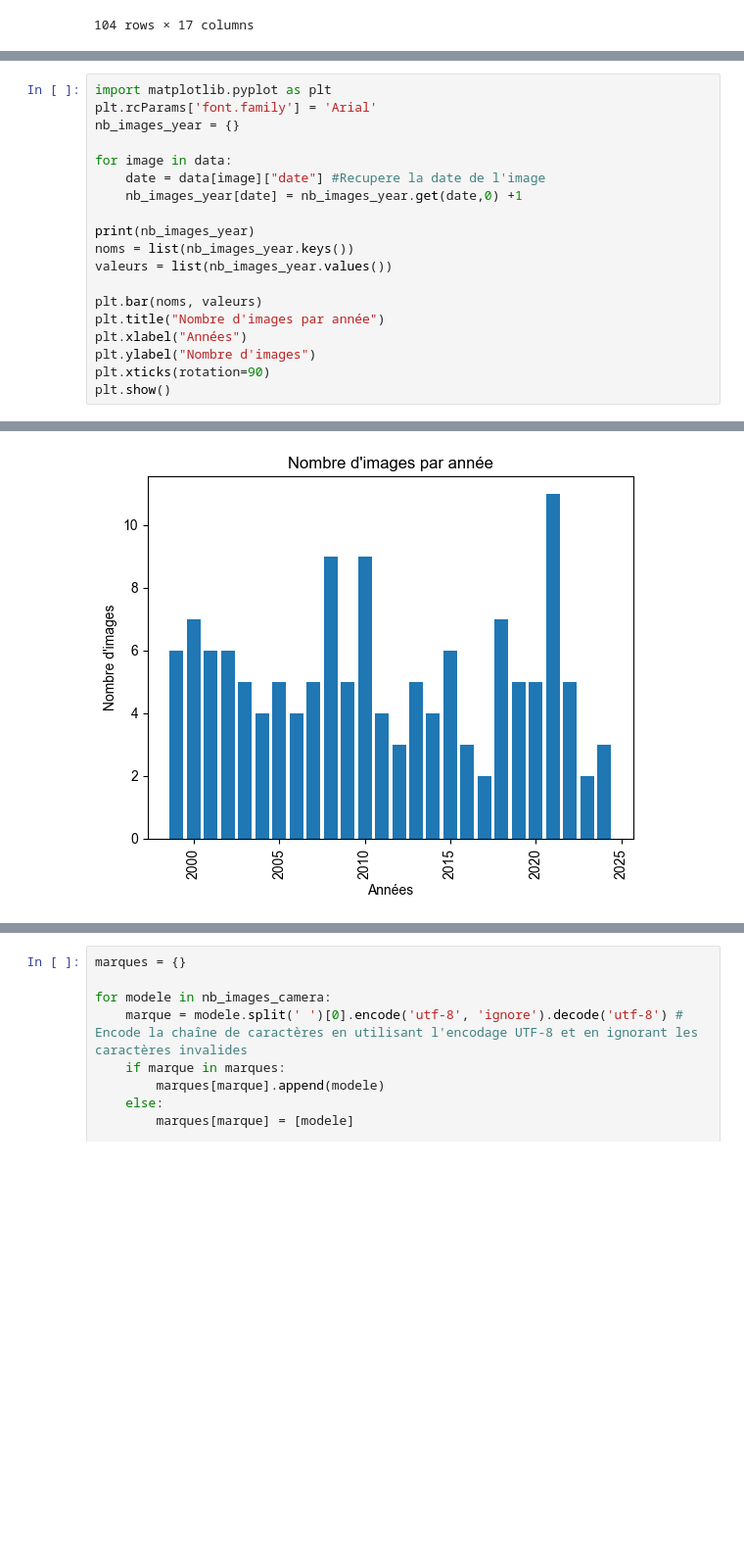
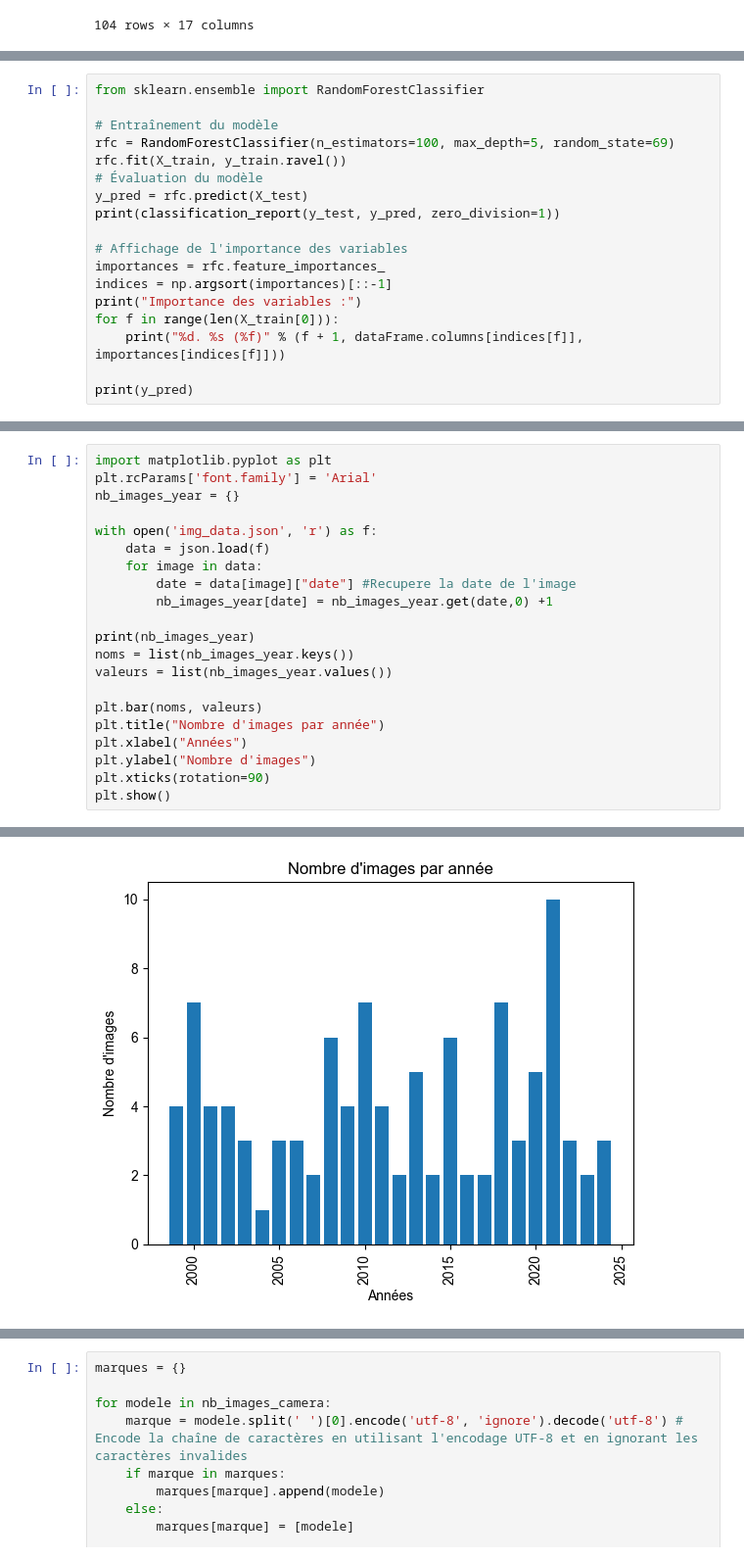
Before and after one commit to ChahanD/DataMining, a Jupyter notebook: main.ipynb, the cells around one changed output, grey strips where cells are left out. Shown at 98% size. Cells and saved outputs as stored; diff of their text form; blank space fills up the shorter version.

```diff
--- a/main.ipynb
+++ b/main.ipynb
@@ -648,0 +644,18 @@ Importance des variables :
+# %%
+from sklearn.ensemble import RandomForestClassifier
+
+# Entraînement du modèle
+rfc = RandomForestClassifier(n_estimators=100, max_depth=5, random_state=69)
+rfc.fit(X_train, y_train.ravel())
+# Évaluation du modèle
+y_pred = rfc.predict(X_test)
+print(classification_report(y_test, y_pred, zero_division=1))
+
+# Affichage de l'importance des variables
+importances = rfc.feature_importances_
+indices = np.argsort(importances)[::-1]
+print("Importance des variables :")
+for f in range(len(X_train[0])):
+    print("%d. %s (%f)" % (f + 1, dataFrame.columns[indices[f]], importances[indices[f]]))
+
+print(y_pred)
@@ -651,9 +683,11 @@ import matplotlib.pyplot as plt
 plt.rcParams['font.family'] = 'Arial'
 nb_images_year = {}
 
-for image in data:
-    date = data[image]["date"] #Recupere la date de l'image
-    nb_images_year[date] = nb_images_year.get(date,0) +1
+with open('img_data.json', 'r') as f:
+    data = json.load(f)
+    for image in data:
+        date = data[image]["date"] #Recupere la date de l'image
+        nb_images_year[date] = nb_images_year.get(date,0) +1
 
 print(nb_images_year)
 noms = list(nb_images_year.keys())
@@ -670,4 +704,4 @@ plt.show()
-[figure, old version]
+[figure, new version]
 # %%
 nb_images_size = {}
 nb_images_orientation = {}
```
Also changed, not shown: parts of 22 cells of this notebook.
